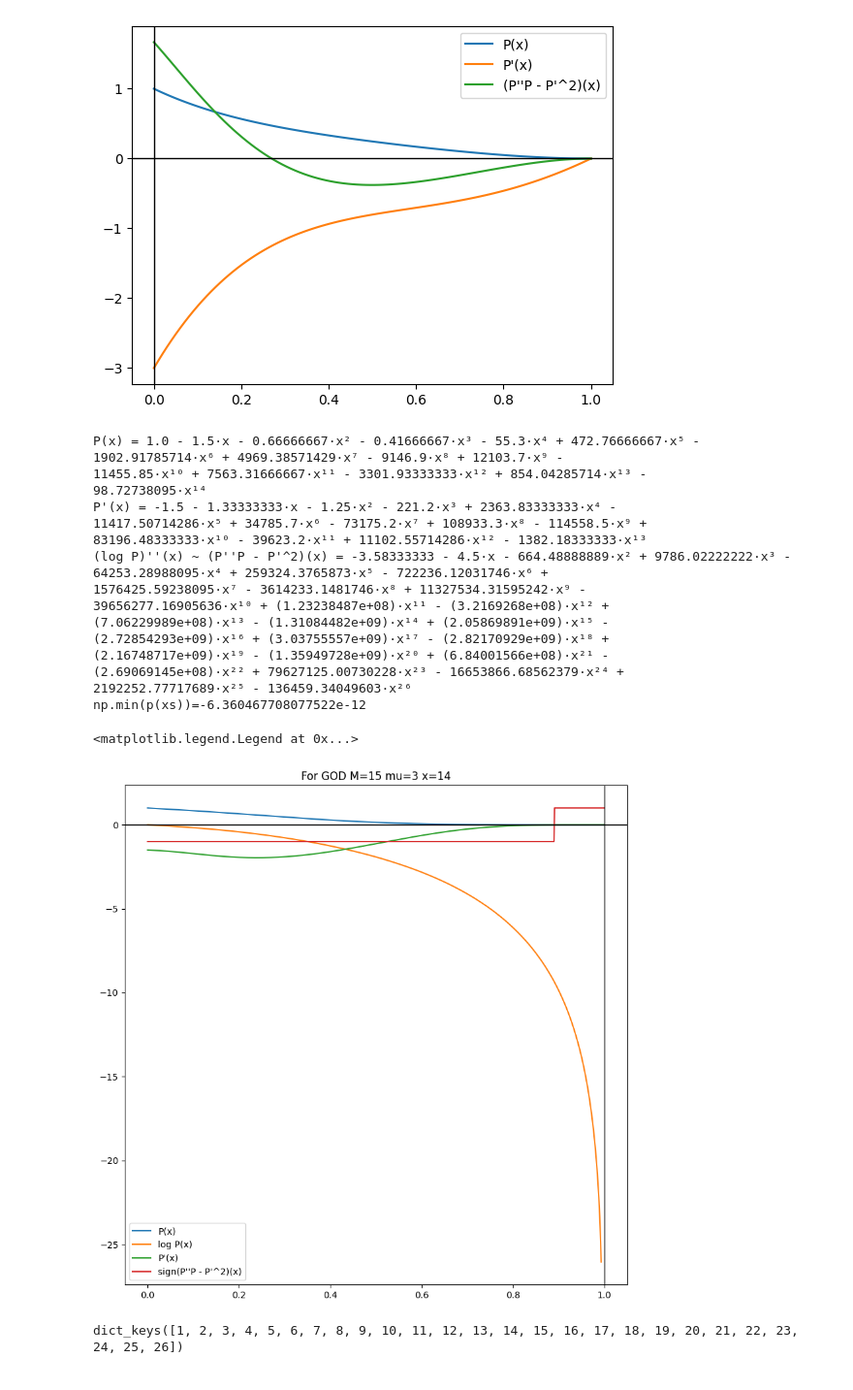
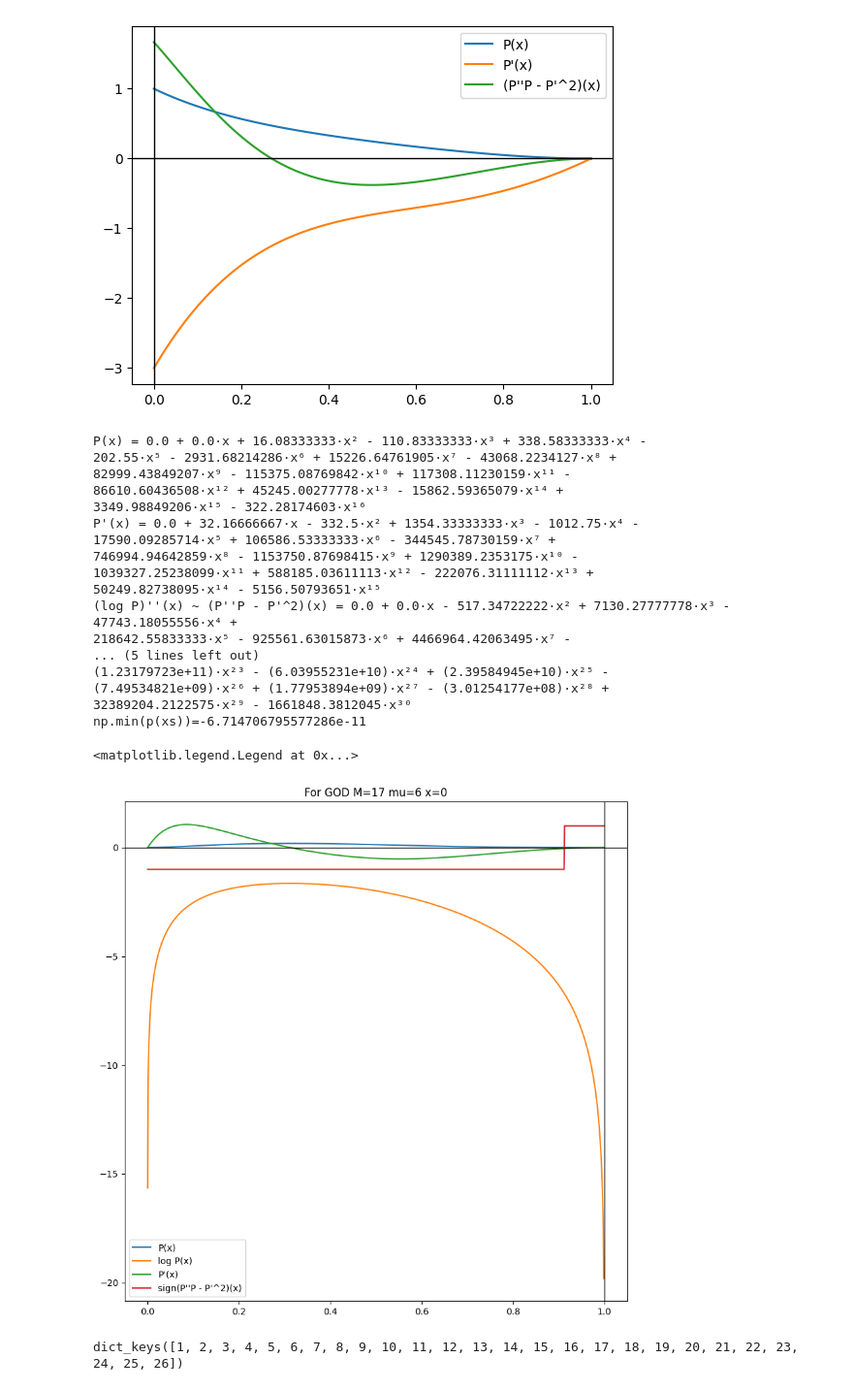
Before and after one commit to Thomick/Ordinal-data-clustering, a Jupyter notebook: notebooks/log_concavity_proof.ipynb, the cells around one changed output. Shown at 97% size. Cells and saved outputs as stored; diff of their text form; code cells hidden in the pictures.

```diff
--- a/notebooks/log_concavity_proof.ipynb
+++ b/notebooks/log_concavity_proof.ipynb
@@ -186,9 +186,9 @@ P'(x) = -3.0 + 10.66666667·x - 19.5·x² + 16.0·x³ - 4.16666667·x⁴
 # %%
 # check the function by plotting the polynomials and their derivatives
 
-M = 15
-mu = 3
-x = 14
+M = 17
+mu = 6
+x = 0
 
 p = expand_polynomial(god_coefs[M][mu, x]).coef[::-1]
 p = np.polynomial.Polynomial(p[::-1])
@@ -196,51 +196,51 @@ p = np.polynomial.Polynomial(p[::-1])
 eps = 1e-4
 xs = np.linspace(eps, 1 - eps, 1_000)
 # xs = np.linspace(0.98, 1 - eps, 1_000)
 
 dp = p.deriv()
 dlog = get_second_log_derivative_numerator(p.coef[::-1])
 
 print(f"P(x) = {str(p)}")
 print(f"P'(x) = {str(dp)}")
 print(f"(log P)''(x) ~ (P''P - P'^2)(x) = {str(dlog)}")
 
 print(f"{np.min(p(xs))=}")
 
 plt.figure(figsize=(10, 10))
 plt.plot(xs, p(xs), label="P(x)")
 plt.plot(xs, np.log(p(xs)), label="log P(x)")
 plt.plot(xs, dp(xs), label="P'(x)")
 # plt.plot(x, dlog(x) / p(x)**2, label="(P''P - P'^2)(x) / P^2(x)")
 # plt.plot(xs, dlog(xs), label="(P''P - P'^2)(x)")
 plt.plot(xs, np.sign(dlog(xs)), label="sign(P''P - P'^2)(x)")
 
 # plot the 0 lines
 plt.axhline(0, color='black', lw=1)
 # plt.axvline(0, color='black', lw=1)
 plt.axvline(1, color='black', lw=1)
 
 plt.title(f"For GOD {M=} {mu=} {x=}")
 plt.legend()
 # %% [output]
-P(x) = 1.0 - 1.5·x - 0.66666667·x² - 0.41666667·x³ - 55.3·x⁴ + 472.76666667·x⁵ -
-1902.91785714·x⁶ + 4969.38571429·x⁷ - 9146.9·x⁸ + 12103.7·x⁹ -
-11455.85·x¹⁰ + 7563.31666667·x¹¹ - 3301.93333333·x¹² + 854.04285714·x¹³ -
-98.72738095·x¹⁴
-P'(x) = -1.5 - 1.33333333·x - 1.25·x² - 221.2·x³ + 2363.83333333·x⁴ -
-11417.50714286·x⁵ + 34785.7·x⁶ - 73175.2·x⁷ + 108933.3·x⁸ - 114558.5·x⁹ +
-83196.48333333·x¹⁰ - 39623.2·x¹¹ + 11102.55714286·x¹² - 1382.18333333·x¹³
-(log P)''(x) ~ (P''P - P'^2)(x) = -3.58333333 - 4.5·x - 664.48888889·x² + 9786.02222222·x³ -
-64253.28988095·x⁴ + 259324.3765873·x⁵ - 722236.12031746·x⁶ +
-1576425.59238095·x⁷ - 3614233.1481746·x⁸ + 11327534.31595242·x⁹ -
-39656277.16905636·x¹⁰ + (1.23238487e+08)·x¹¹ - (3.2169268e+08)·x¹² +
-(7.06229989e+08)·x¹³ - (1.31084482e+09)·x¹⁴ + (2.05869891e+09)·x¹⁵ -
-(2.72854293e+09)·x¹⁶ + (3.03755557e+09)·x¹⁷ - (2.82170929e+09)·x¹⁸ +
-(2.16748717e+09)·x¹⁹ - (1.35949728e+09)·x²⁰ + (6.84001566e+08)·x²¹ -
-(2.69069145e+08)·x²² + 79627125.00730228·x²³ - 16653866.68562379·x²⁴ +
-2192252.77717689·x²⁵ - 136459.34049603·x²⁶
-np.min(p(xs))=-6.360467708077522e-12
+P(x) = 0.0 + 0.0·x + 16.08333333·x² - 110.83333333·x³ + 338.58333333·x⁴ -
+202.55·x⁵ - 2931.68214286·x⁶ + 15226.64761905·x⁷ - 43068.2234127·x⁸ +
+82999.43849207·x⁹ - 115375.08769842·x¹⁰ + 117308.11230159·x¹¹ -
+86610.60436508·x¹² + 45245.00277778·x¹³ - 15862.59365079·x¹⁴ +
+3349.98849206·x¹⁵ - 322.28174603·x¹⁶
+P'(x) = 0.0 + 32.16666667·x - 332.5·x² + 1354.33333333·x³ - 1012.75·x⁴ -
+17590.09285714·x⁵ + 106586.53333333·x⁶ - 344545.78730159·x⁷ +
+746994.94642859·x⁸ - 1153750.87698415·x⁹ + 1290389.2353175·x¹⁰ -
+1039327.25238099·x¹¹ + 588185.03611113·x¹² - 222076.31111112·x¹³ +
+50249.82738095·x¹⁴ - 5156.50793651·x¹⁵
+(log P)''(x) ~ (P''P - P'^2)(x) = 0.0 + 0.0·x - 517.34722222·x² + 7130.27777778·x³ - 47743.18055556·x⁴ +
+218642.55833333·x⁵ - 925561.63015873·x⁶ + 4466964.42063495·x⁷ -
+... (5 lines left out)
+(1.23179723e+11)·x²³ - (6.03955231e+10)·x²⁴ + (2.39584945e+10)·x²⁵ -
+(7.49534821e+09)·x²⁶ + (1.77953894e+09)·x²⁷ - (3.01254177e+08)·x²⁸ +
+32389204.2122575·x²⁹ - 1661848.3812045·x³⁰
+np.min(p(xs))=-6.714706795577286e-11
 <matplotlib.legend.Legend at 0x...>
-[figure, old version]
+[figure, new version]
 # %%
 god_coefs.keys()
 # %% [output]
```
Also changed, not shown: parts of 12 cells of this notebook, 1 other file.
